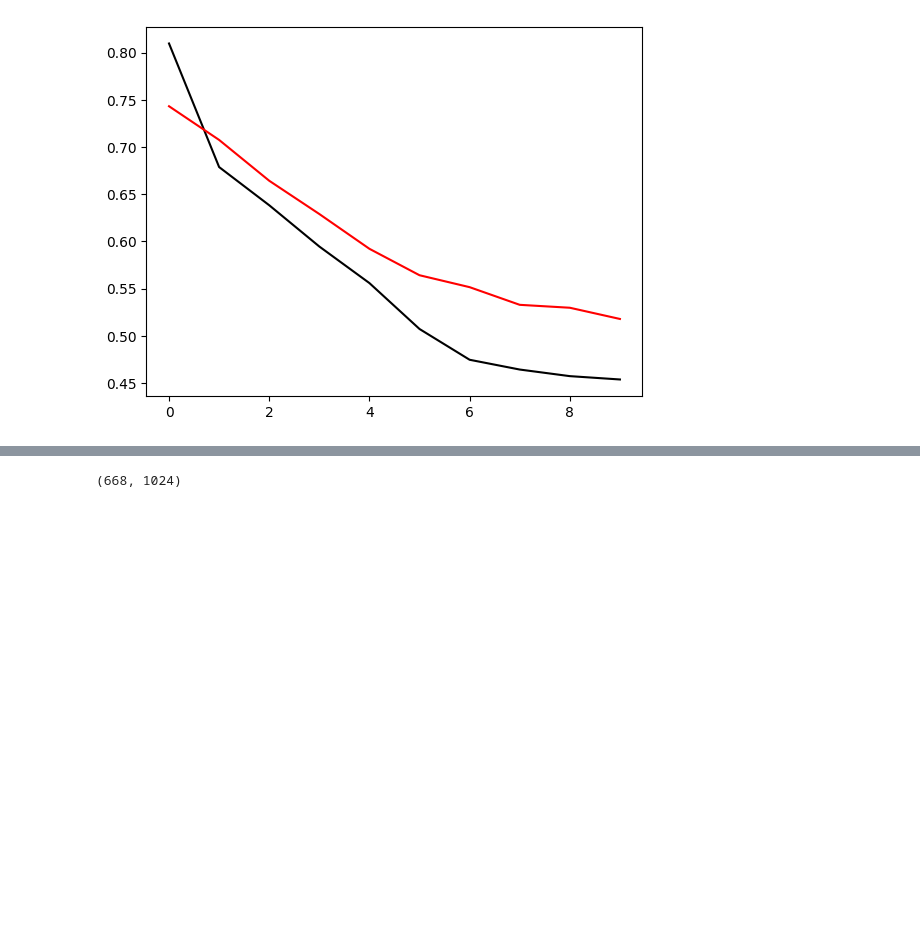
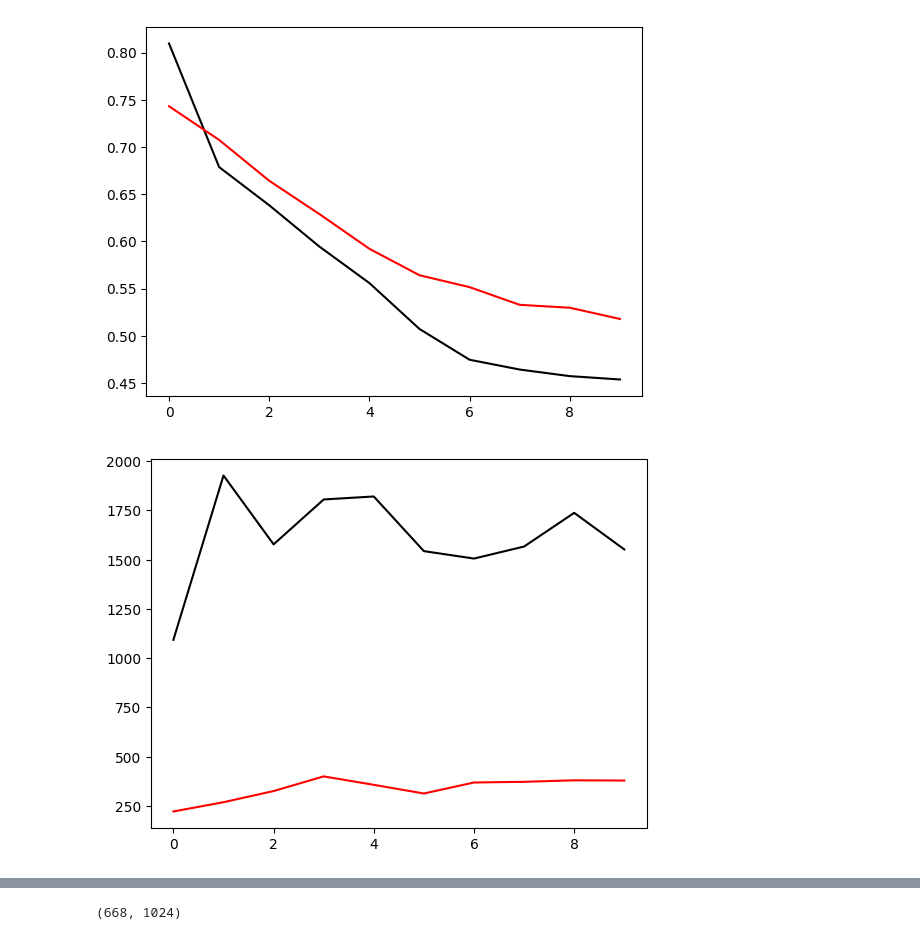
Before and after one commit to mariajmolina/UMDAOSC650, a Jupyter notebook: autoencoder.ipynb, the cells around one changed output, grey strips where cells are left out. Cells and saved outputs as stored; diff of their text form; code cells hidden in the pictures; blank space fills up the shorter version.

```diff
--- a/autoencoder.ipynb
+++ b/autoencoder.ipynb
@@ -208,6 +203,13 @@ plt.plot(history.history["val_mean_squared_error"], c='r')
 plt.show()
 # %% [output]
 [figure]
+# %%
+# visualize training and validation curves
+plt.plot(history.history["mean_absolute_percentage_error"], c='k')
+plt.plot(history.history["val_mean_absolute_percentage_error"], c='r')
+plt.show()
+# %% [output]
+[figure, added]
 # %%
 # evaluation mode
 y_pred = model.predict(X_test)
```
Also changed, not shown: parts of 27 cells of this notebook.
